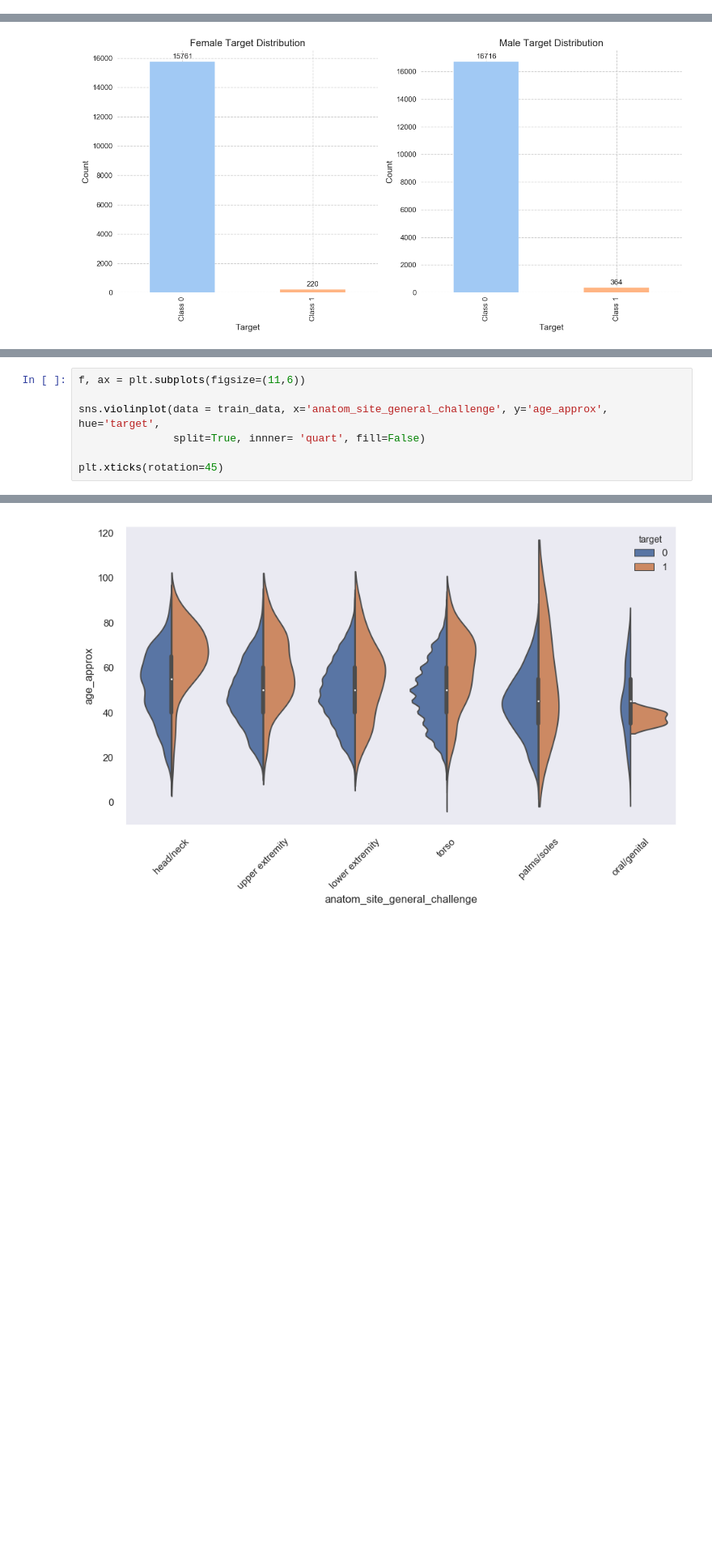
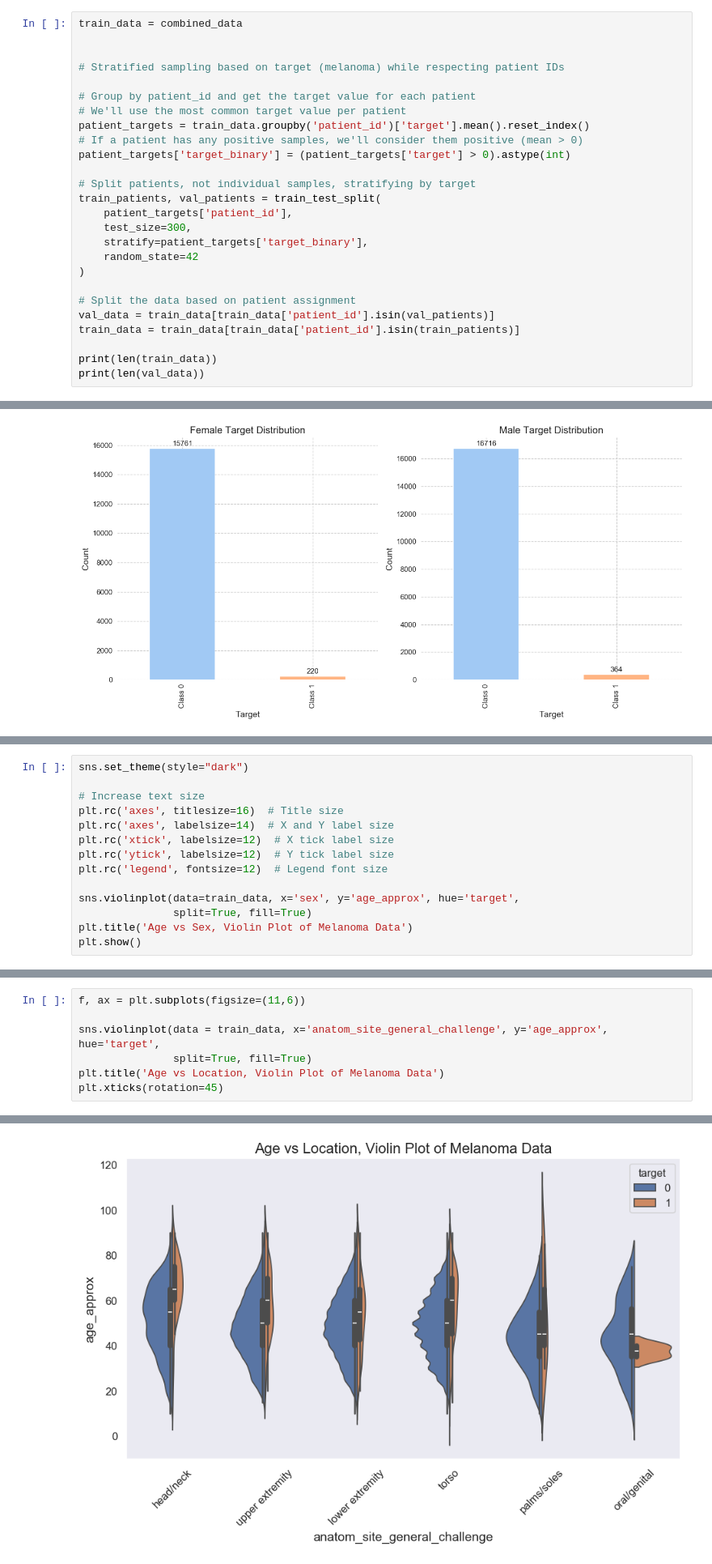
Before and after one commit to phil-mira/AMLSII_24-25, a Jupyter notebook: exploration.ipynb, the cells around one changed output, grey strips where cells are left out. Shown at 81% size. Cells and saved outputs as stored; diff of their text form; blank space fills up the shorter version.

```diff
--- a/exploration.ipynb
+++ b/exploration.ipynb
@@ -76,0 +91,26 @@ Name: target, dtype: int64
+# %%
+train_data = combined_data
+
+
+# Stratified sampling based on target (melanoma) while respecting patient IDs
+
+# Group by patient_id and get the target value for each patient
+# We'll use the most common target value per patient
+patient_targets = train_data.groupby('patient_id')['target'].mean().reset_index()
+# If a patient has any positive samples, we'll consider them positive (mean > 0)
+patient_targets['target_binary'] = (patient_targets['target'] > 0).astype(int)
+
+# Split patients, not individual samples, stratifying by target
+train_patients, val_patients = train_test_split(
+    patient_targets['patient_id'],
+    test_size=300,
+    stratify=patient_targets['target_binary'],
+    random_state=42
+)
+
+# Split the data based on patient assignment
+val_data = train_data[train_data['patient_id'].isin(val_patients)]
+train_data = train_data[train_data['patient_id'].isin(train_patients)]
+
+print(len(train_data))
+print(len(val_data))
@@ -133,0 +347,14 @@ sns.violinplot(data = train_data, x='sex', y='age_approx', hue='target',
+# %%
+sns.set_theme(style="dark")
+
+# Increase text size
+plt.rc('axes', titlesize=16)  # Title size
+plt.rc('axes', labelsize=14)  # X and Y label size
+plt.rc('xtick', labelsize=12)  # X tick label size
+plt.rc('ytick', labelsize=12)  # Y tick label size
+plt.rc('legend', fontsize=12)  # Legend font size
+
+sns.violinplot(data=train_data, x='sex', y='age_approx', hue='target',
+               split=True, fill=True)
+plt.title('Age vs Sex, Violin Plot of Melanoma Data')
+plt.show()
@@ -135,7 +364,7 @@ sns.violinplot(data = train_data, x='sex', y='age_approx', hue='target',
 f, ax = plt.subplots(figsize=(11,6))
 
 sns.violinplot(data = train_data, x='anatom_site_general_challenge', y='age_approx', hue='target',
-               split=True, innner= 'quart', fill=False)
-
+               split=True, fill=True)
+plt.title('Age vs Location, Violin Plot of Melanoma Data')
 plt.xticks(rotation=45)
 # %% [output]
@@ -143,4 +378,4 @@ plt.xticks(rotation=45)
-[figure, old version]
+[figure, new version]
 # %%
 # Filter data for females and males
 female_data = train_data[train_data['sex'] == 'female']
```
Also changed, not shown: parts of 31 cells of this notebook, 1 other file.
